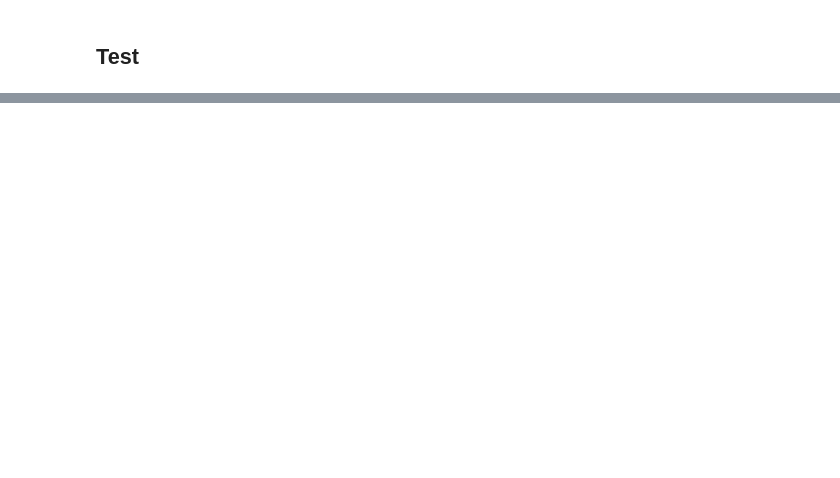
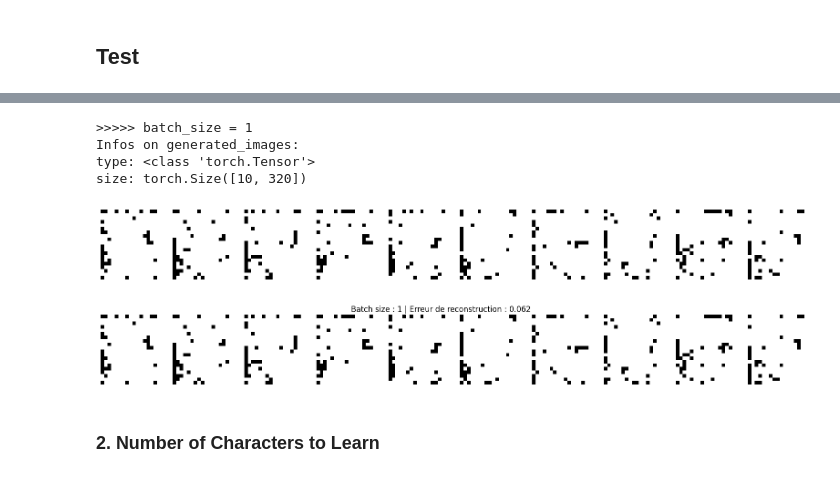
Before and after one commit to taognt/RBM, a Jupyter notebook: exploration.ipynb, the cells around one changed output, grey strips where cells are left out. Drawn from its saved outputs; the diff is of its cells as text; code cells hidden in the pictures; blank space fills up the shorter version.

```diff
--- a/exploration.ipynb
+++ b/exploration.ipynb
@@ -327,0 +440,10 @@ size: torch.Size([10, 320])
+# %%
+for q_rbm in trained_rbm:
+    q = q_rbm["q"]
+    rbm: RBM = q_rbm["rbm"]
+
+    print(f">>>>> q = {q}")
+
+    generated_images = rbm.generer_image_RBM(num_iterations=100000, num_images=10)
+    error = rbm.reconstruction_error(generated_images, return_float=True)
+    rbm.save_generated_images(generated_images, path=f"assets/rbm_q_{q}.png", title=f"Nombre d'unités cachées : {q} | Erreur de reconstruction : {round(error, 3)}")
@@ -327,0 +476,10 @@ size: torch.Size([10, 320])
+# %%
+image_tensor, images, height, width = load_data(data_folder, 'binaryalphadigs.mat')
+
+trained_rbm = []
+
+for batch_size in [1, 5, 10, 50, 100]:
+
+    rbm = RBM(p=image_tensor.size(1), q=128, img_size=(height, width))
+    rbm.train(image_tensor, nb_epoch=400, batch_size=batch_size, eps=1e-2, verbose=True)
+    trained_rbm.append({"batch_size":batch_size, "rbm": rbm})
@@ -327,0 +506,19 @@ size: torch.Size([10, 320])
+# %%
+for rbm_ in trained_rbm:
+    batch_size = rbm_["batch_size"]
+    rbm: RBM = rbm_["rbm"]
+
+    print(f">>>>> batch_size = {batch_size}")
+
+    generated_images = rbm.generer_image_RBM(num_iterations=100000, num_images=10)
+    error = rbm.reconstruction_error(generated_images, return_float=True)
+    rbm.save_generated_images(generated_images, path=f"assets/rbm_batchsize_{batch_size}.png", title=f"Batch size : {batch_size} | Erreur de reconstruction : {round(error, 3)}")
+# %% [output]
+>>>>> batch_size = 1
+Infos on generated_images:
+type: <class 'torch.Tensor'>
+size: torch.Size([10, 320])
+[figure, added]
+[figure, added]
+# %% [markdown]
+### 2. Number of Characters to Learn
```
Also changed, not shown: parts of 37 cells of this notebook, 40 other files.
